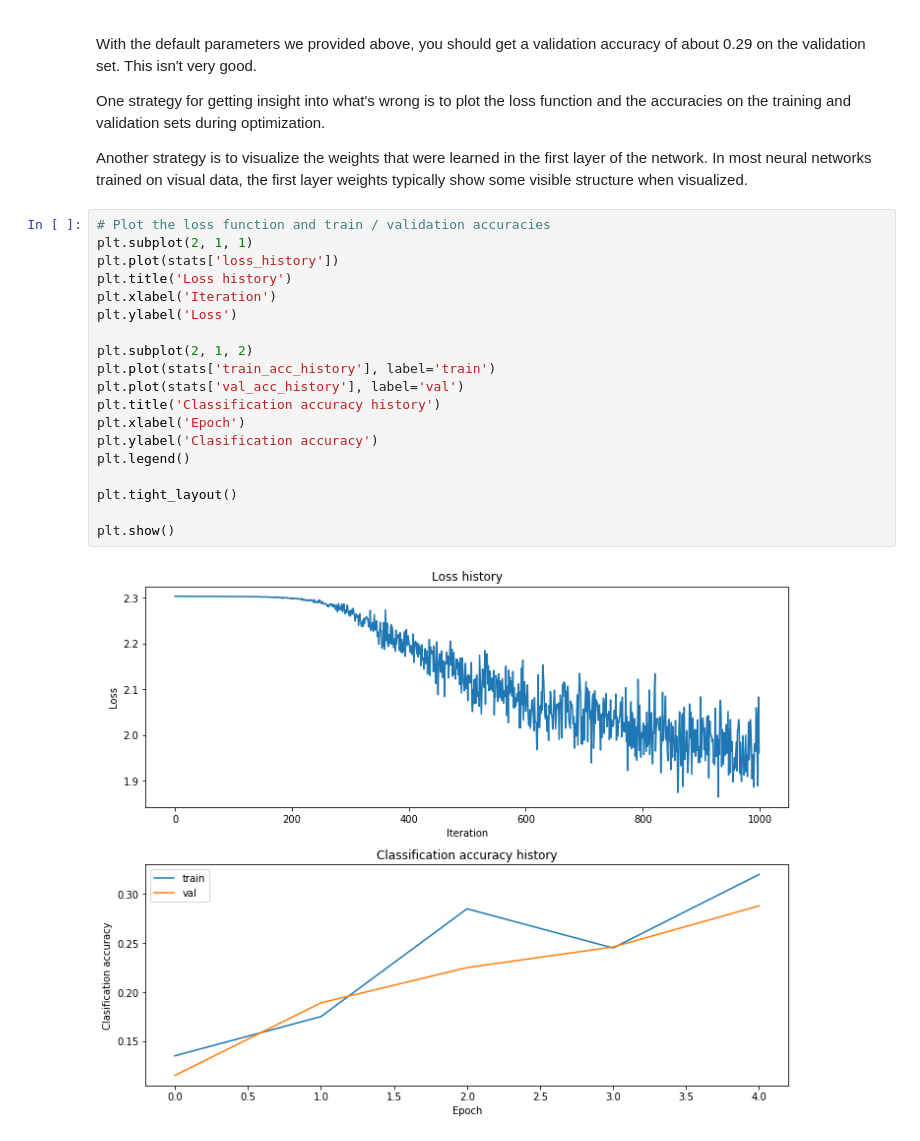
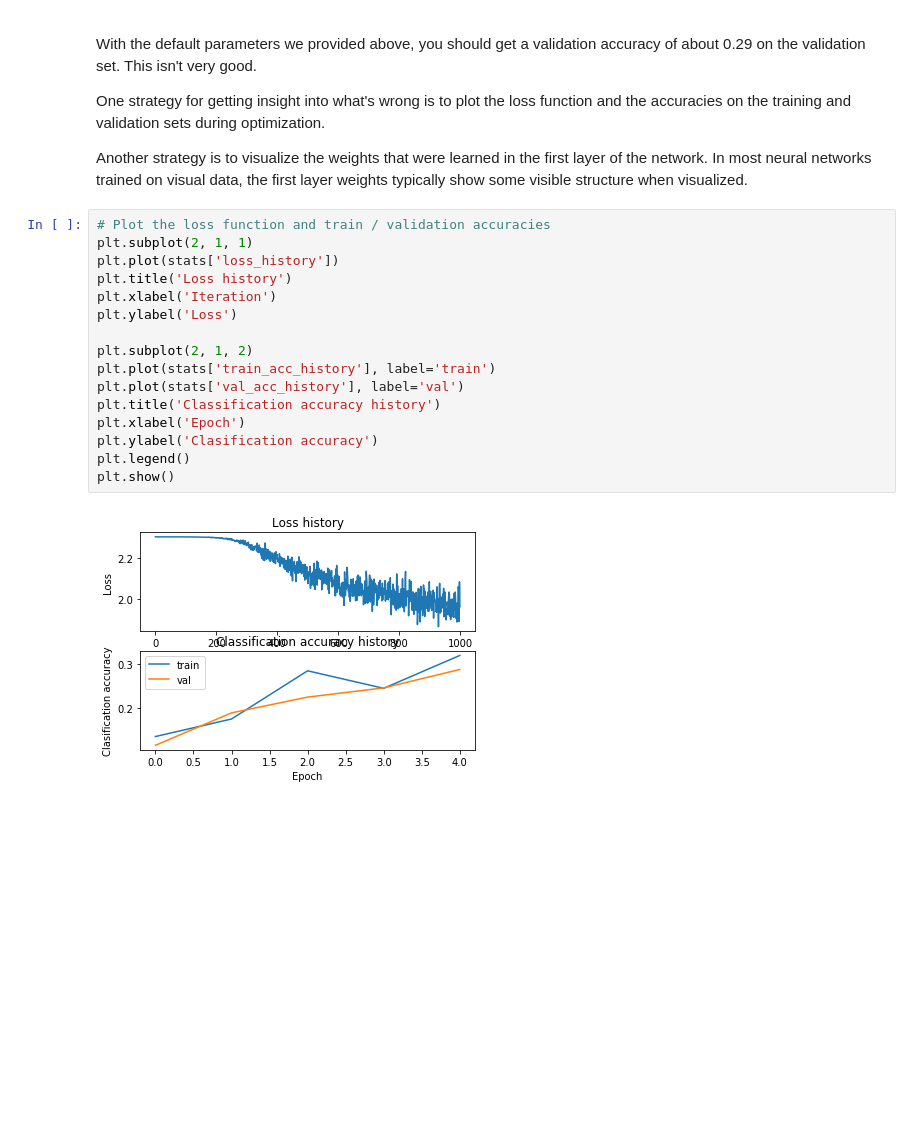
Before and after one commit to rjafarau/cs231n, a Jupyter notebook: assignment1/two_layer_net.ipynb, the cells around one changed output. Drawn from its saved outputs; the diff is of its cells as text; blank space fills up the shorter version.

```diff
--- a/assignment1/two_layer_net.ipynb
+++ b/assignment1/two_layer_net.ipynb
@@ -238,24 +249,21 @@ Another strategy is to visualize the weights that were learned in the first laye
 # %%
 # Plot the loss function and train / validation accuracies
 plt.subplot(2, 1, 1)
 plt.plot(stats['loss_history'])
 plt.title('Loss history')
 plt.xlabel('Iteration')
 plt.ylabel('Loss')
 
 plt.subplot(2, 1, 2)
 plt.plot(stats['train_acc_history'], label='train')
 plt.plot(stats['val_acc_history'], label='val')
 plt.title('Classification accuracy history')
 plt.xlabel('Epoch')
 plt.ylabel('Clasification accuracy')
 plt.legend()
-
-plt.tight_layout()
-
 plt.show()
 # %% [output]
-[figure, old version]
+[figure, new version]
 # %%
 from cs231n.vis_utils import visualize_grid
 
```
Also changed, not shown: parts of 16 cells of this notebook, 4 other files.
